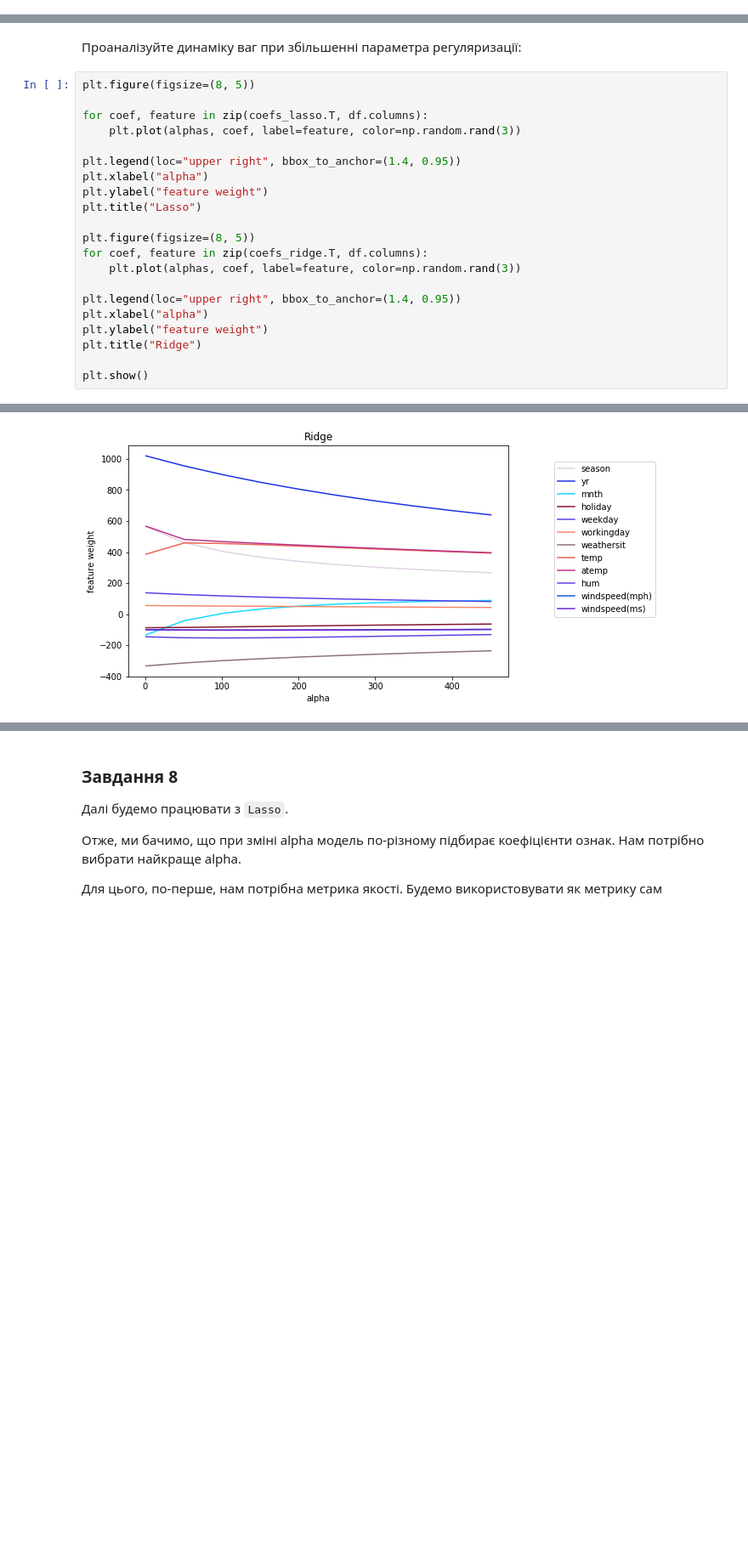
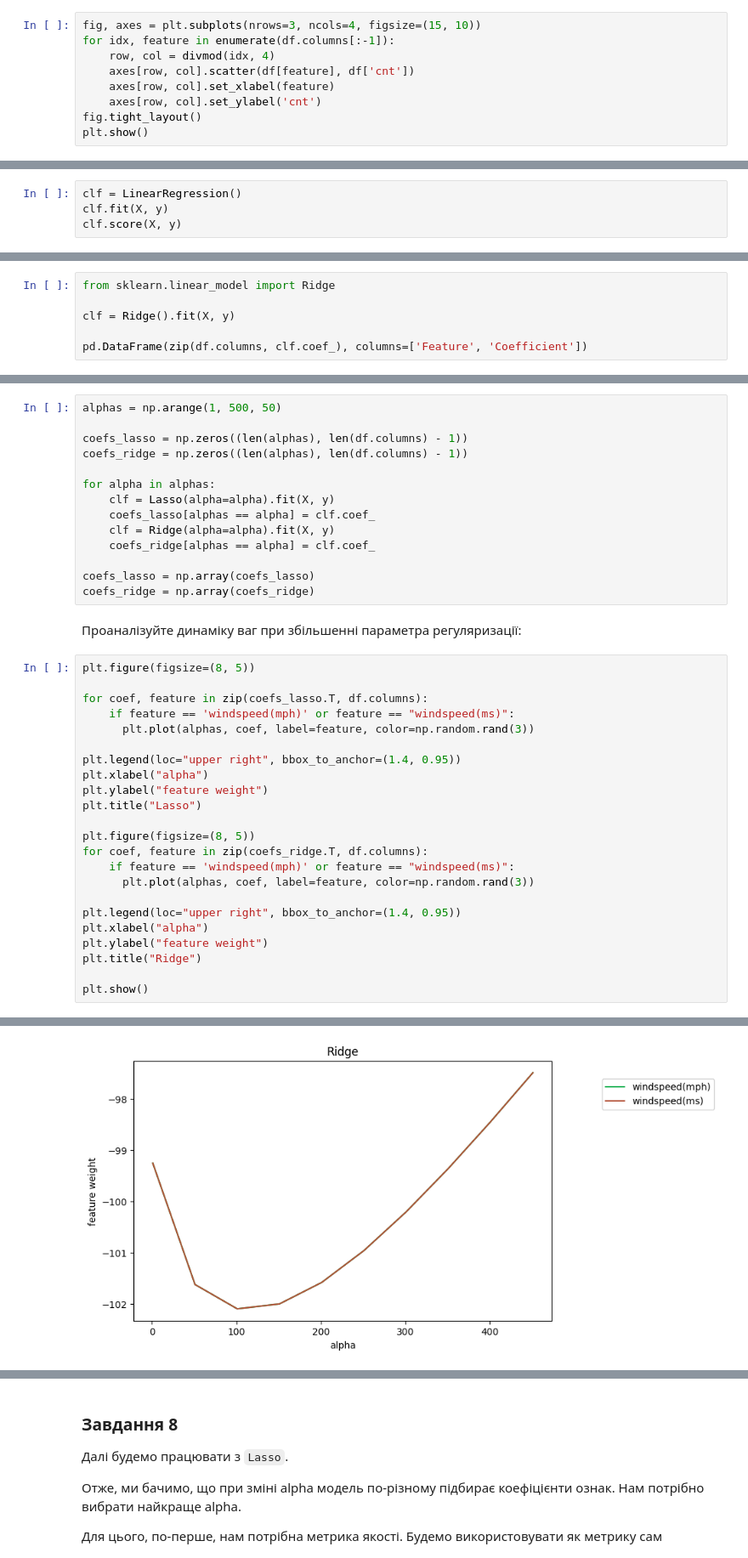
Before and after one commit to peakodev/data_science, a Jupyter notebook: home_04/Hw4.ipynb, the cells around one changed output, grey strips where cells are left out. Shown at 85% size. Cells and saved outputs as stored; diff of their text form; blank space fills up the shorter version.

```diff
--- a/home_04/Hw4.ipynb
+++ b/home_04/Hw4.ipynb
@@ -51,0 +51,9 @@ df = # put your code here
+# %%
+fig, axes = plt.subplots(nrows=3, ncols=4, figsize=(15, 10))
+for idx, feature in enumerate(df.columns[:-1]):
+    row, col = divmod(idx, 4)
+    axes[row, col].scatter(df[feature], df['cnt'])
+    axes[row, col].set_xlabel(feature)
+    axes[row, col].set_ylabel('cnt')
+fig.tight_layout()
+plt.show()
@@ -113,0 +191,4 @@ from sklearn.linear_model import LinearRegression
+# %%
+clf = LinearRegression()
+clf.fit(X, y)
+clf.score(X, y)
@@ -160,0 +250,6 @@ windspeed(ms): -99.2594411544
+# %%
+from sklearn.linear_model import Ridge
+
+clf = Ridge().fit(X, y)
+
+pd.DataFrame(zip(df.columns, clf.coef_), columns=['Feature', 'Coefficient'])
@@ -177,10 +276,25 @@ for alpha in alphas:
+# %%
+alphas = np.arange(1, 500, 50)
+
+coefs_lasso = np.zeros((len(alphas), len(df.columns) - 1))
+coefs_ridge = np.zeros((len(alphas), len(df.columns) - 1))
+
+for alpha in alphas:
+    clf = Lasso(alpha=alpha).fit(X, y)
+    coefs_lasso[alphas == alpha] = clf.coef_
+    clf = Ridge(alpha=alpha).fit(X, y)
+    coefs_ridge[alphas == alpha] = clf.coef_
+
+coefs_lasso = np.array(coefs_lasso)
+coefs_ridge = np.array(coefs_ridge)
 # %% [markdown]
 Проаналізуйте динаміку ваг при збільшенні параметра регуляризації:
 # %%
 plt.figure(figsize=(8, 5))
 
 for coef, feature in zip(coefs_lasso.T, df.columns):
-    plt.plot(alphas, coef, label=feature, color=np.random.rand(3))
+    if feature == 'windspeed(mph)' or feature == "windspeed(ms)":
+      plt.plot(alphas, coef, label=feature, color=np.random.rand(3))
 
 plt.legend(loc="upper right", bbox_to_anchor=(1.4, 0.95))
 plt.xlabel("alpha")
@@ -189,7 +303,8 @@ plt.title("Lasso")
 
 plt.figure(figsize=(8, 5))
 for coef, feature in zip(coefs_ridge.T, df.columns):
-    plt.plot(alphas, coef, label=feature, color=np.random.rand(3))
+    if feature == 'windspeed(mph)' or feature == "windspeed(ms)":
+      plt.plot(alphas, coef, label=feature, color=np.random.rand(3))
 
 plt.legend(loc="upper right", bbox_to_anchor=(1.4, 0.95))
 plt.xlabel("alpha")
@@ -202,4 +317,4 @@ plt.show()
-[figure, old version]
+[figure, new version]
 # %% [markdown]
 Проаналізуйте графіки та дайте відповіді на такі запитання.
 
```
Also changed, not shown: parts of 40 cells of this notebook.
